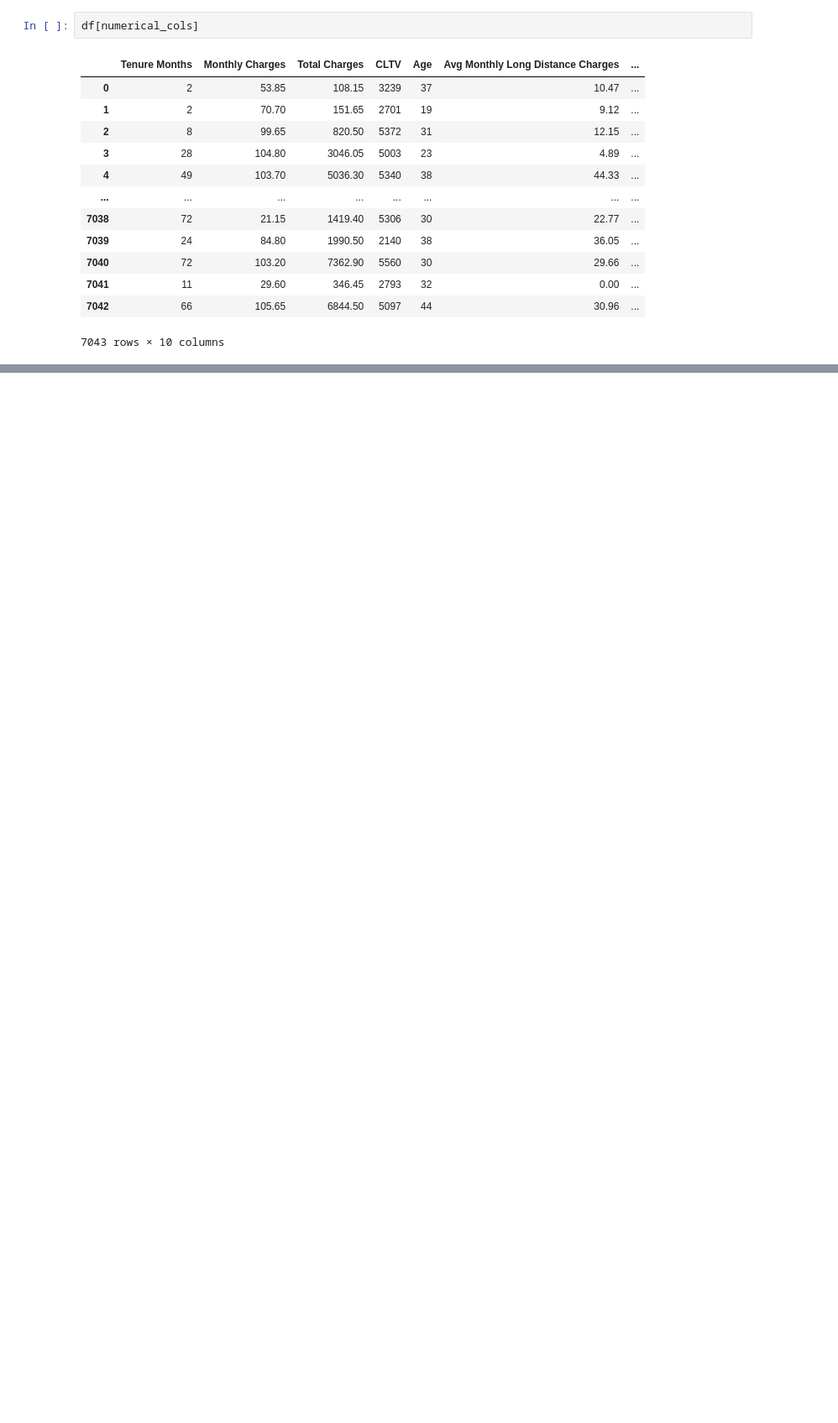
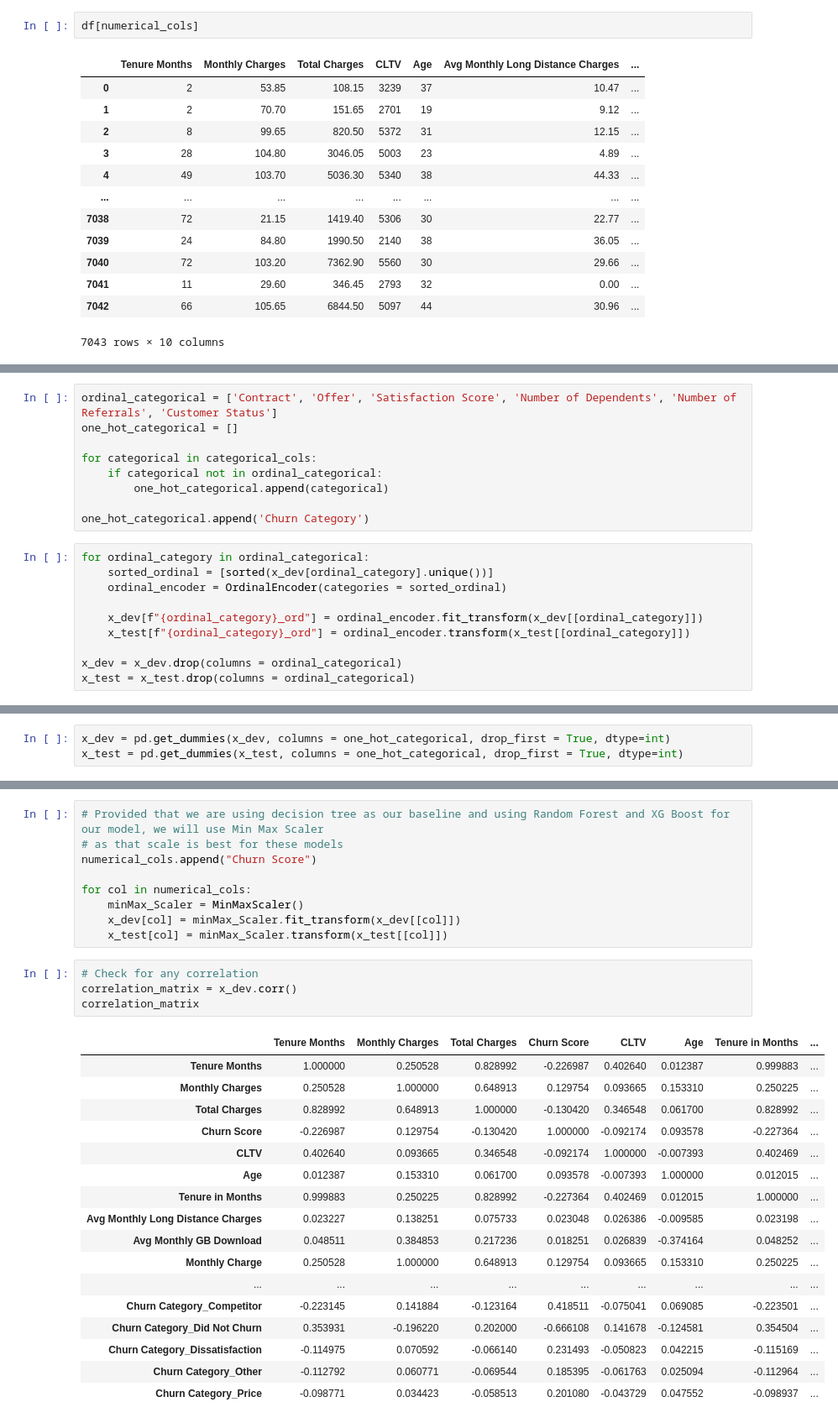
Before and after one commit to JasonCheung01/Telco-Churn, a Jupyter notebook: AML Team Project.ipynb, the cells around one changed output, grey strips where cells are left out. Shown at 84% size. Drawn from its saved outputs; the diff is of its cells as text; blank space fills up the shorter version.

```diff
--- a/AML Team Project.ipynb
+++ b/AML Team Project.ipynb
@@ -352,0 +373,19 @@ We tried experimenting with different scatter plot methods for numerical and chu
+# %%
+ordinal_categorical = ['Contract', 'Offer', 'Satisfaction Score', 'Number of Dependents', 'Number of Referrals', 'Customer Status']
+one_hot_categorical = []
+
+for categorical in categorical_cols:
+    if categorical not in ordinal_categorical:
+        one_hot_categorical.append(categorical)
+
+one_hot_categorical.append('Churn Category')
+# %%
+for ordinal_category in ordinal_categorical:
+    sorted_ordinal = [sorted(x_dev[ordinal_category].unique())]
+    ordinal_encoder = OrdinalEncoder(categories = sorted_ordinal)
+
+    x_dev[f"{ordinal_category}_ord"] = ordinal_encoder.fit_transform(x_dev[[ordinal_category]])
+    x_test[f"{ordinal_category}_ord"] = ordinal_encoder.transform(x_test[[ordinal_category]])
+
+x_dev = x_dev.drop(columns = ordinal_categorical)
+x_test = x_test.drop(columns = ordinal_categorical)
@@ -352,0 +398,3 @@ We tried experimenting with different scatter plot methods for numerical and chu
+# %%
+x_dev = pd.get_dummies(x_dev, columns = one_hot_categorical, drop_first = True, dtype=int)
+x_test = pd.get_dummies(x_test, columns = one_hot_categorical, drop_first = True, dtype=int)
@@ -352,0 +407,31 @@ We tried experimenting with different scatter plot methods for numerical and chu
+# %%
+# Provided that we are using decision tree as our baseline and using Random Forest and XG Boost for our model, we will use Min Max Scaler
+# as that scale is best for these models
+numerical_cols.append("Churn Score")
+
+for col in numerical_cols:
+    minMax_Scaler = MinMaxScaler()
+    x_dev[col] = minMax_Scaler.fit_transform(x_dev[[col]])
+    x_test[col] = minMax_Scaler.transform(x_test[[col]])
+# %%
+# Check for any correlation
+correlation_matrix = x_dev.corr()
+correlation_matrix
+# %% [output]
+|  | Tenure Months | Monthly Charges | Total Charges | Churn Score | CLTV | Age | Tenure in Months | ... |
+| Tenure Months | 1.000000 | 0.250528 | 0.828992 | -0.226987 | 0.402640 | 0.012387 | 0.999883 | ... |
+| Monthly Charges | 0.250528 | 1.000000 | 0.648913 | 0.129754 | 0.093665 | 0.153310 | 0.250225 | ... |
+| Total Charges | 0.828992 | 0.648913 | 1.000000 | -0.130420 | 0.346548 | 0.061700 | 0.828992 | ... |
+| Churn Score | -0.226987 | 0.129754 | -0.130420 | 1.000000 | -0.092174 | 0.093578 | -0.227364 | ... |
+| CLTV | 0.402640 | 0.093665 | 0.346548 | -0.092174 | 1.000000 | -0.007393 | 0.402469 | ... |
+| Age | 0.012387 | 0.153310 | 0.061700 | 0.093578 | -0.007393 | 1.000000 | 0.012015 | ... |
+| Tenure in Months | 0.999883 | 0.250225 | 0.828992 | -0.227364 | 0.402469 | 0.012015 | 1.000000 | ... |
+| Avg Monthly Long Distance Charges | 0.023227 | 0.138251 | 0.075733 | 0.023048 | 0.026386 | -0.009585 | 0.023198 | ... |
+| Avg Monthly GB Download | 0.048511 | 0.384853 | 0.217236 | 0.018251 | 0.026839 | -0.374164 | 0.048252 | ... |
+| Monthly Charge | 0.250528 | 1.000000 | 0.648913 | 0.129754 | 0.093665 | 0.153310 | 0.250225 | ... |
+| ... | ... | ... | ... | ... | ... | ... | ... | ... |
+| Churn Category_Competitor | -0.223145 | 0.141884 | -0.123164 | 0.418511 | -0.075041 | 0.069085 | -0.223501 | ... |
+| Churn Category_Did Not Churn | 0.353931 | -0.196220 | 0.202000 | -0.666108 | 0.141678 | -0.124581 | 0.354504 | ... |
+| Churn Category_Dissatisfaction | -0.114975 | 0.070592 | -0.066140 | 0.231493 | -0.050823 | 0.042215 | -0.115169 | ... |
+| Churn Category_Other | -0.112792 | 0.060771 | -0.069544 | 0.185395 | -0.061763 | 0.025094 | -0.112964 | ... |
+| Churn Category_Price | -0.098771 | 0.034423 | -0.058513 | 0.201080 | -0.043729 | 0.047552 | -0.098937 | ... |
```
Also changed, not shown: parts of 26 cells of this notebook.
